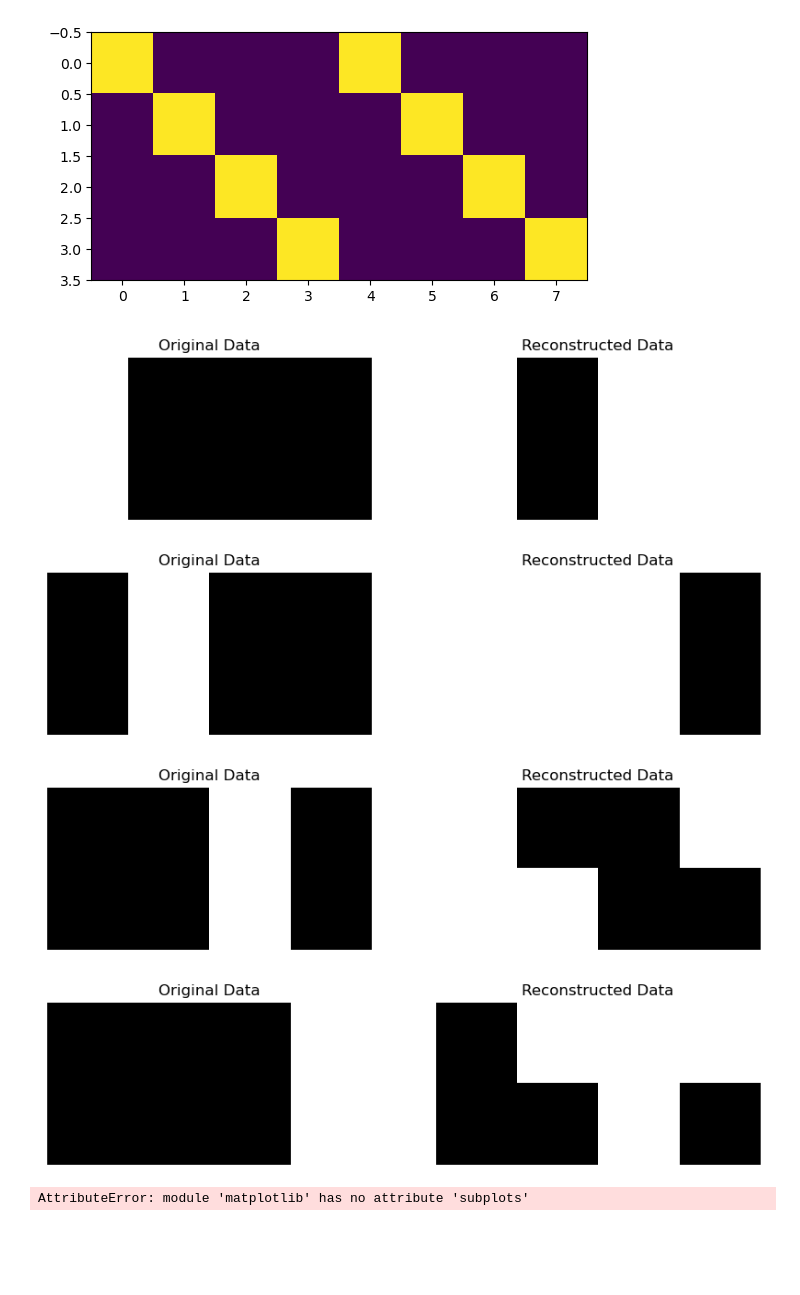
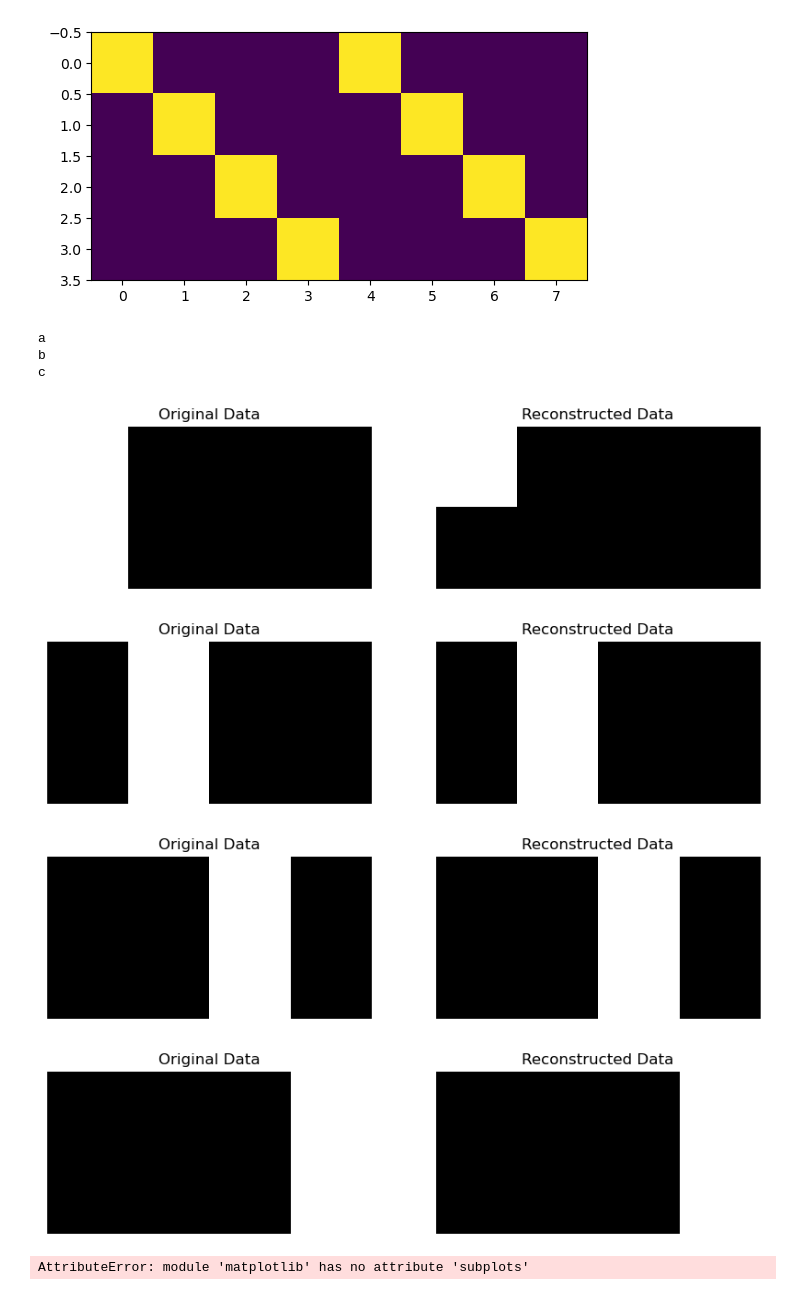
Before and after one commit to Dacasil/boltzmannMPIDS, a Jupyter notebook: notebooks/development.ipynb, the cells around one changed output. Cells and saved outputs as stored; diff of their text form; code cells hidden in the pictures; blank space fills up the shorter version.

```diff
--- a/notebooks/development.ipynb
+++ b/notebooks/development.ipynb
@@ -52,6 +55,13 @@ plt.imshow(dataset)
 # %% [output]
 <matplotlib.image.AxesImage at 0x...>
 [figure]
+# %%
+for x in ('a','b','c'):
+    print(x)
+# %% [output]
+a
+b
+c
 # %%
 #noise_levels = [0.05,0.15]
 epochs = 50
@@ -60,24 +70,23 @@ noise_levels = [0.05,0.15] # [p_flip_to_zero,p_flip_to_one]
 annealing_scheme = torch.Tensor([20,20,15,15,12,12,10,10,10,10])
 steps_statistics = 10
 # Make an object from the model and train it
-model = example_package.BoltzmannMachine(2*n_visible, n_hidden, mode='bipolar')
-example_package.TrainBatch(model,dataset, epochs, learning_rate,noise_levels,steps_statistics,annealing_scheme)
+model_B = model.BoltzmannMachine(2*n_visible, n_hidden,True)
+training.TrainBatch(model_B,dataset, epochs, learning_rate,noise_levels,steps_statistics,annealing_scheme)
 # %%
 # Test the model for reconstruction (denoising) of the training set
-temperature = 10
-n_steps = 10
+reconstruction_scheme = torch.Tensor([20,20,20,20,15,15,15,15,12,12,12,12,5,5,5,5,5,5,5,5])
 for i in range(dataset.size(0)):
     original_data = dataset[i]
-    clamped_units = torch.zeros(model.n)
-    reconstructed_data, _ = model.GoToEquilibriumState(original_data, clamped_units, temperature,n_steps)
+    clamped_units = torch.cat((torch.ones(model_B.nv//2),torch.zeros(model_B.nv//2+model_B.nh)))
+    reconstructed_data, _ = model_B.GoToEquilibriumState(original_data, clamped_units, reconstruction_scheme)
 
     # Visualize original vs reconstructed data
     VisualizeReconstruction(original_data.numpy(), reconstructed_data.numpy())
 # %% [output]
-[figure, old version]
+[figure, new version]
-[figure, old version]
+[figure, new version]
-[figure, old version]
+[figure, new version]
-[figure, old version]
+[figure, new version]
 # %%
 PlotW
 # %%
```
Also changed, not shown: parts of 1 cell of this notebook, 3 other files.
